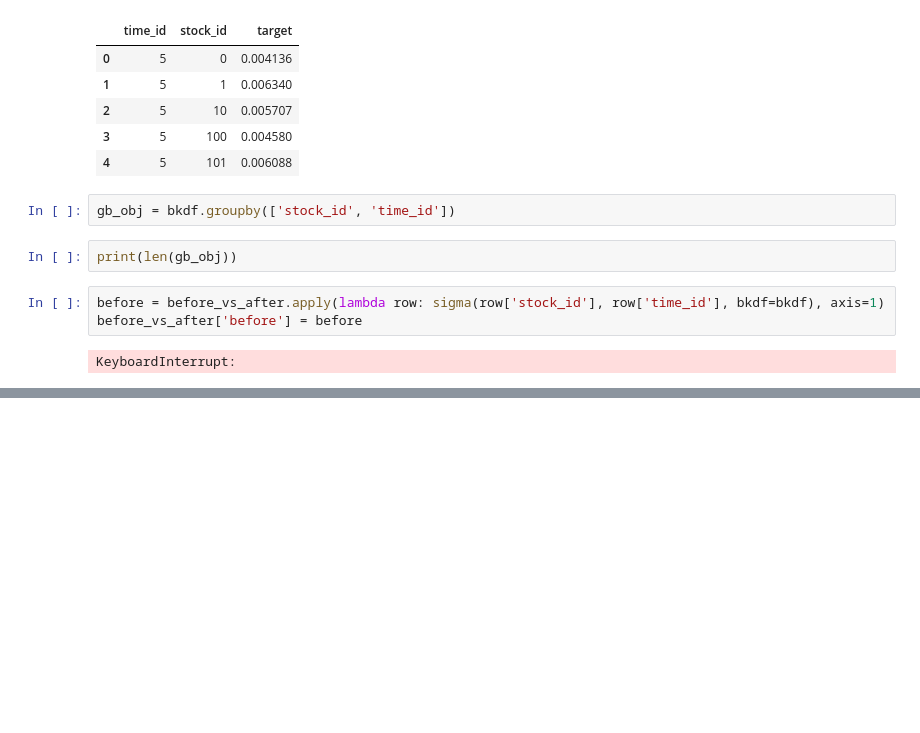
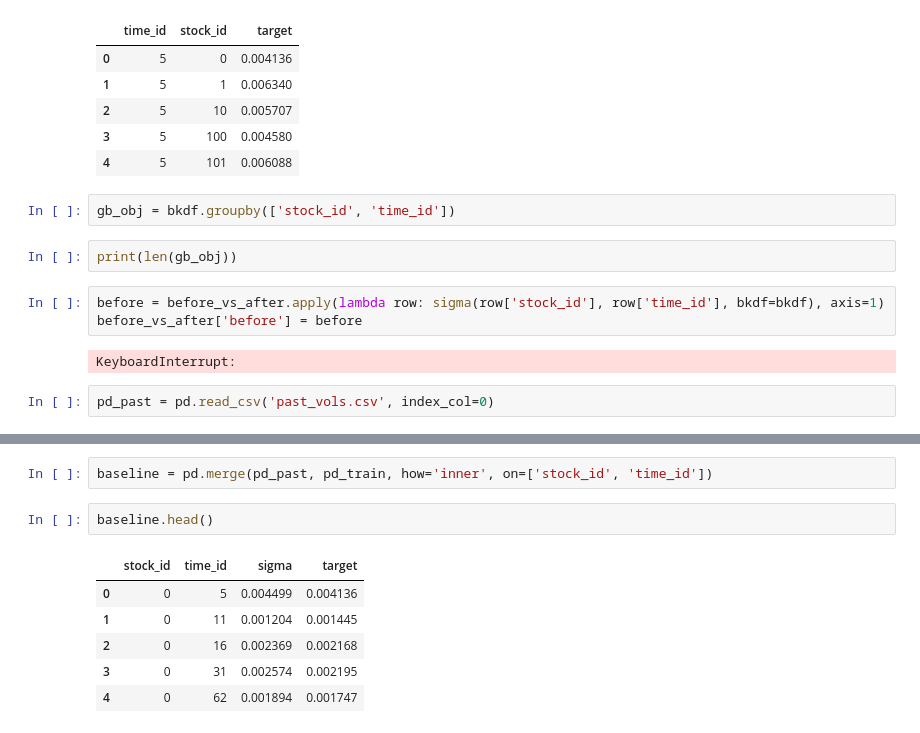
Before and after one commit to petepony/meow_meow, a Jupyter notebook: explo.ipynb, the cells around one changed output, grey strips where cells are left out. Cells and saved outputs as stored; diff of their text form; blank space fills up the shorter version.

```diff
--- a/explo.ipynb
+++ b/explo.ipynb
@@ -103,3 +103,5 @@ before = before_vs_after.apply(lambda row: sigma(row['stock_id'], row['time_id']
 before_vs_after['before'] = before
 # %% [output]
 KeyboardInterrupt:
+# %%
+pd_past = pd.read_csv('past_vols.csv', index_col=0)
@@ -105,0 +119,11 @@ KeyboardInterrupt:
+# %%
+baseline = pd.merge(pd_past, pd_train, how='inner', on=['stock_id', 'time_id'])
+# %%
+baseline.head()
+# %% [output]
+|  | stock_id | time_id | sigma | target |
+| 0 | 0 | 5 | 0.004499 | 0.004136 |
+| 1 | 0 | 11 | 0.001204 | 0.001445 |
+| 2 | 0 | 16 | 0.002369 | 0.002168 |
+| 3 | 0 | 31 | 0.002574 | 0.002195 |
+| 4 | 0 | 62 | 0.001894 | 0.001747 |
```
Also changed, not shown: parts of 9 cells of this notebook.
